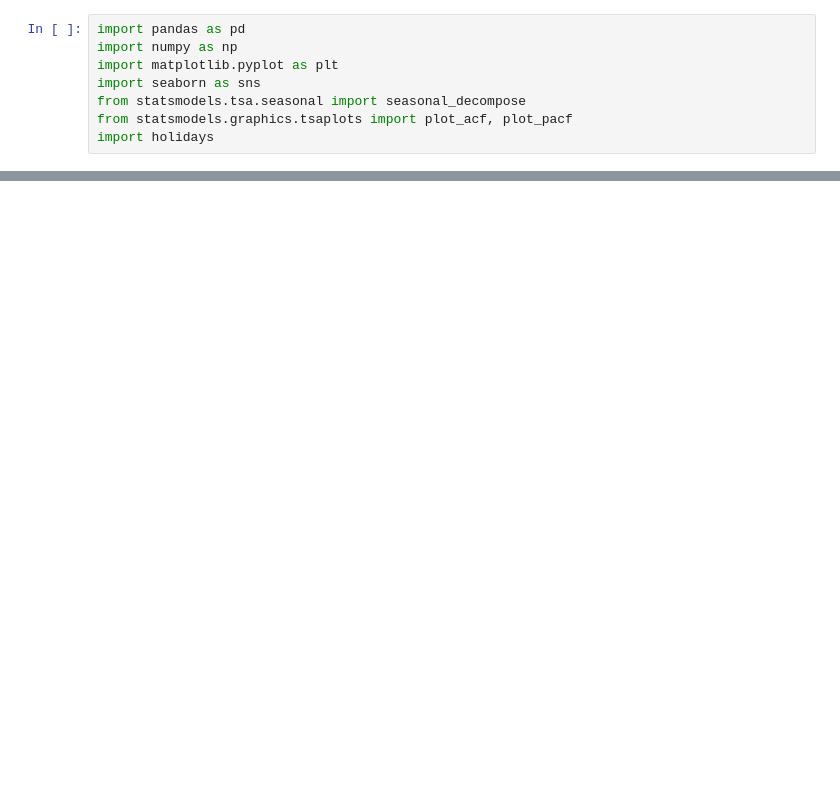
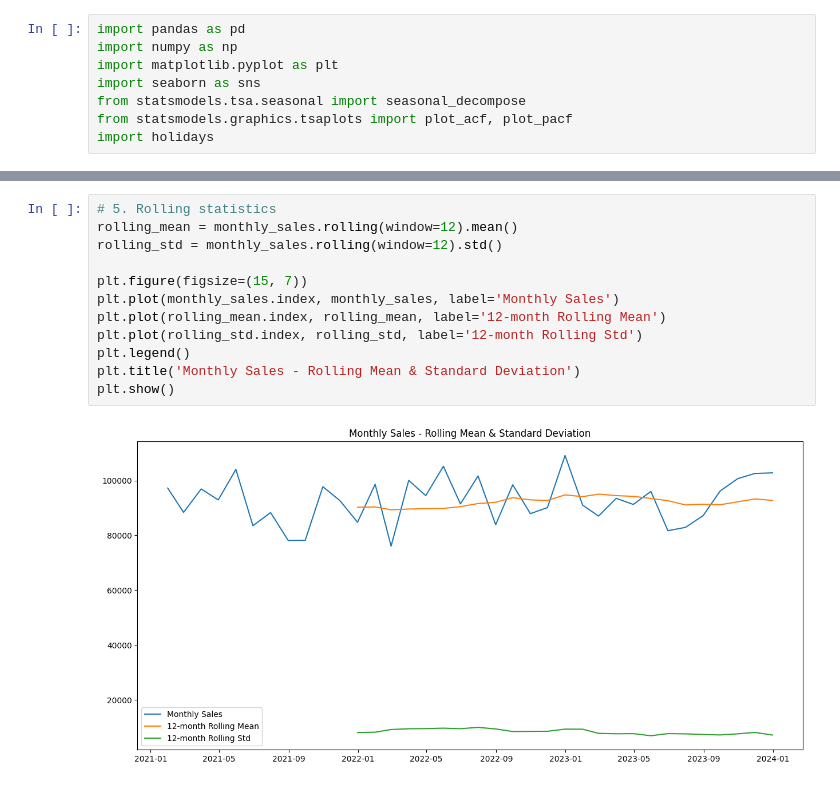
Before and after one commit to yidnekakchew/customer-traffic-analysis-rossmann, a Jupyter notebook: notebooks/Task_1_Exploratory_Data_Analysis.ipynb, the cells around one changed output, grey strips where cells are left out. Saved outputs shown, nothing was run; the diff lists cells and outputs as text; blank space fills up the shorter version.

```diff
--- a/notebooks/Task_1_Exploratory_Data_Analysis.ipynb
+++ b/notebooks/Task_1_Exploratory_Data_Analysis.ipynb
@@ -15,0 +119,14 @@ ValueError: Missing column provided to 'parse_dates': 'Date'
+# %%
+# 5. Rolling statistics
+rolling_mean = monthly_sales.rolling(window=12).mean()
+rolling_std = monthly_sales.rolling(window=12).std()
+
+plt.figure(figsize=(15, 7))
+plt.plot(monthly_sales.index, monthly_sales, label='Monthly Sales')
+plt.plot(rolling_mean.index, rolling_mean, label='12-month Rolling Mean')
+plt.plot(rolling_std.index, rolling_std, label='12-month Rolling Std')
+plt.legend()
+plt.title('Monthly Sales - Rolling Mean & Standard Deviation')
+plt.show()
+# %% [output]
+[figure, added]
```
Also changed, not shown: parts of 27 cells of this notebook.
